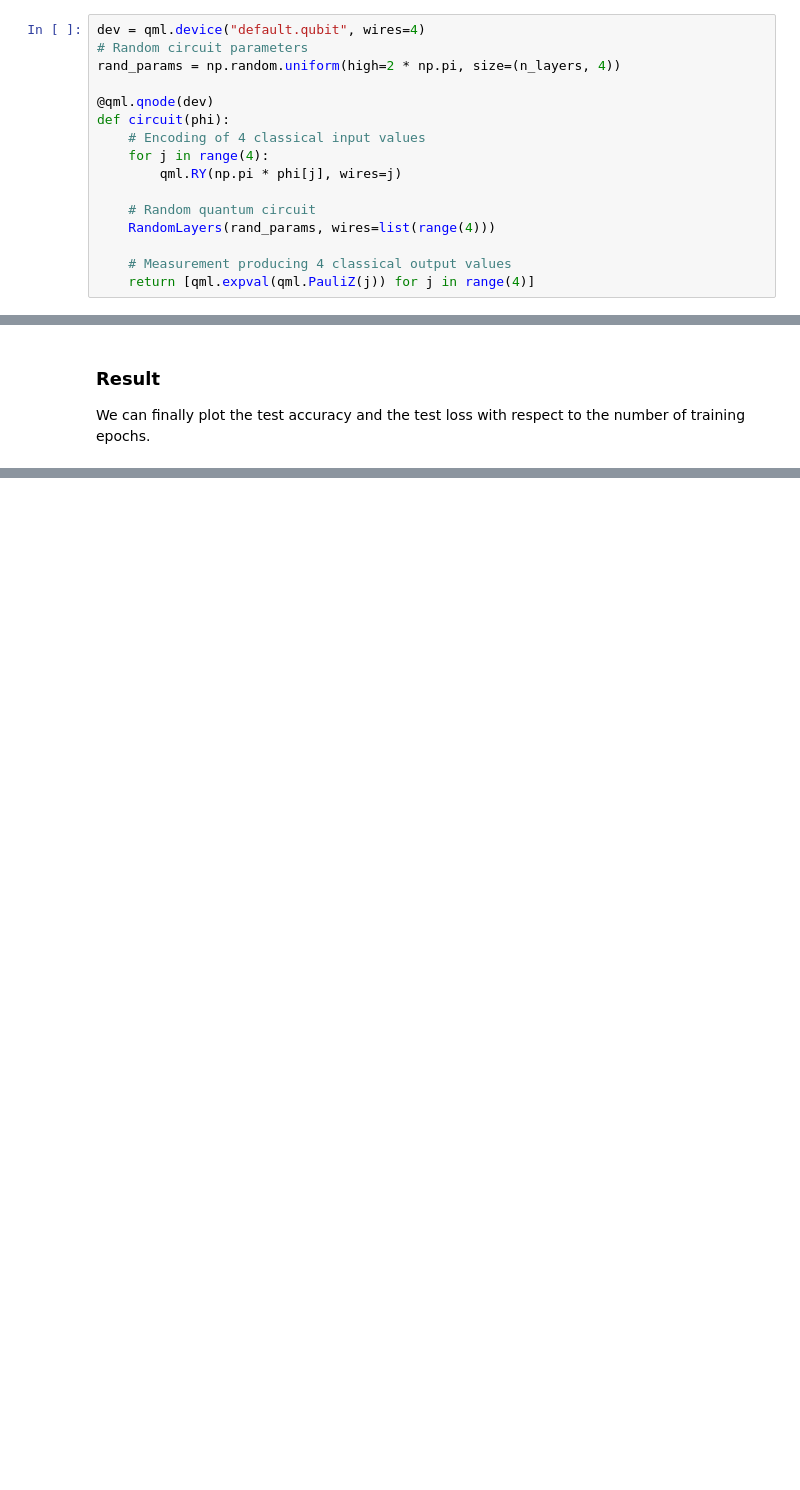
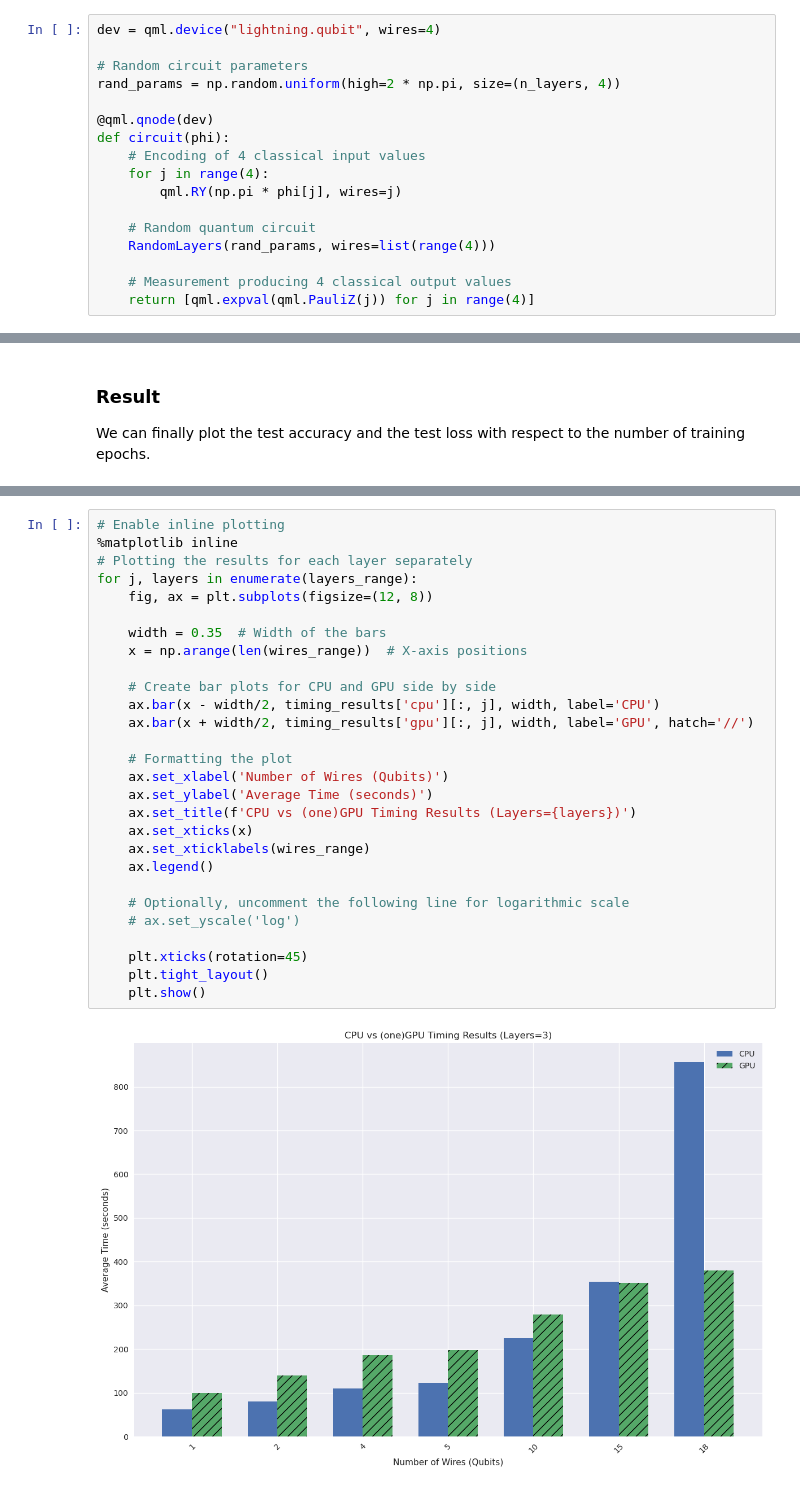
Before and after one commit to LuxProvide/PennyLane-GPU, a Jupyter notebook: notebooks/pennylane_Quanvolutional.ipynb, the cells around one changed output, grey strips where cells are left out. Cells and saved outputs as stored; diff of their text form; blank space fills up the shorter version.

```diff
--- a/notebooks/pennylane_Quanvolutional.ipynb
+++ b/notebooks/pennylane_Quanvolutional.ipynb
@@ -1267,7 +1234,8 @@ We initialize a PennyLane default.qubit device, simulating a system of 4 qubits.
 
 3. a final measurement in the computational basis, estimating 4 expectation values.
 # %%
-dev = qml.device("default.qubit", wires=4)
+dev = qml.device("lightning.qubit", wires=4)
+
 # Random circuit parameters
 rand_params = np.random.uniform(high=2 * np.pi, size=(n_layers, 4))
 
@@ -1496,0 +1572,30 @@ plt.show()
+# %%
+# Enable inline plotting
+%matplotlib inline
+# Plotting the results for each layer separately
+for j, layers in enumerate(layers_range):
+    fig, ax = plt.subplots(figsize=(12, 8))
+
+    width = 0.35  # Width of the bars
+    x = np.arange(len(wires_range))  # X-axis positions
+
+    # Create bar plots for CPU and GPU side by side
+    ax.bar(x - width/2, timing_results['cpu'][:, j], width, label='CPU')
+    ax.bar(x + width/2, timing_results['gpu'][:, j], width, label='GPU', hatch='//')
+
+    # Formatting the plot
+    ax.set_xlabel('Number of Wires (Qubits)')
+    ax.set_ylabel('Average Time (seconds)')
+    ax.set_title(f'CPU vs (one)GPU Timing Results (Layers={layers})')
+    ax.set_xticks(x)
+    ax.set_xticklabels(wires_range)
+    ax.legend()
+
+    # Optionally, uncomment the following line for logarithmic scale
+    # ax.set_yscale('log')
+
+    plt.xticks(rotation=45)
+    plt.tight_layout()
+    plt.show()
+# %% [output]
+[figure, added]
```
Also changed, not shown: parts of 34 cells of this notebook.
